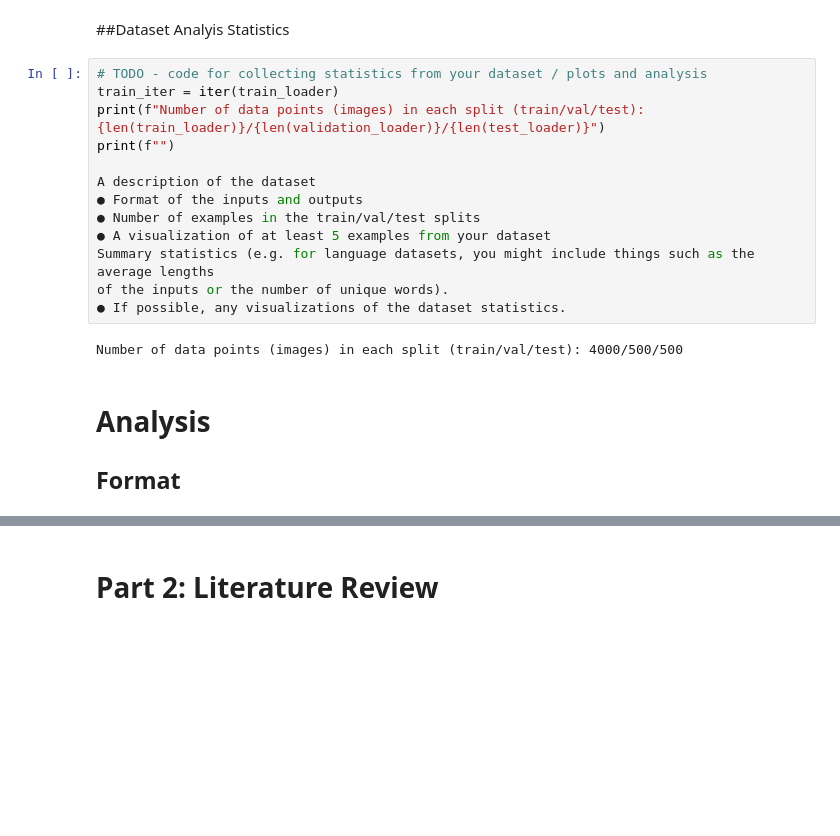
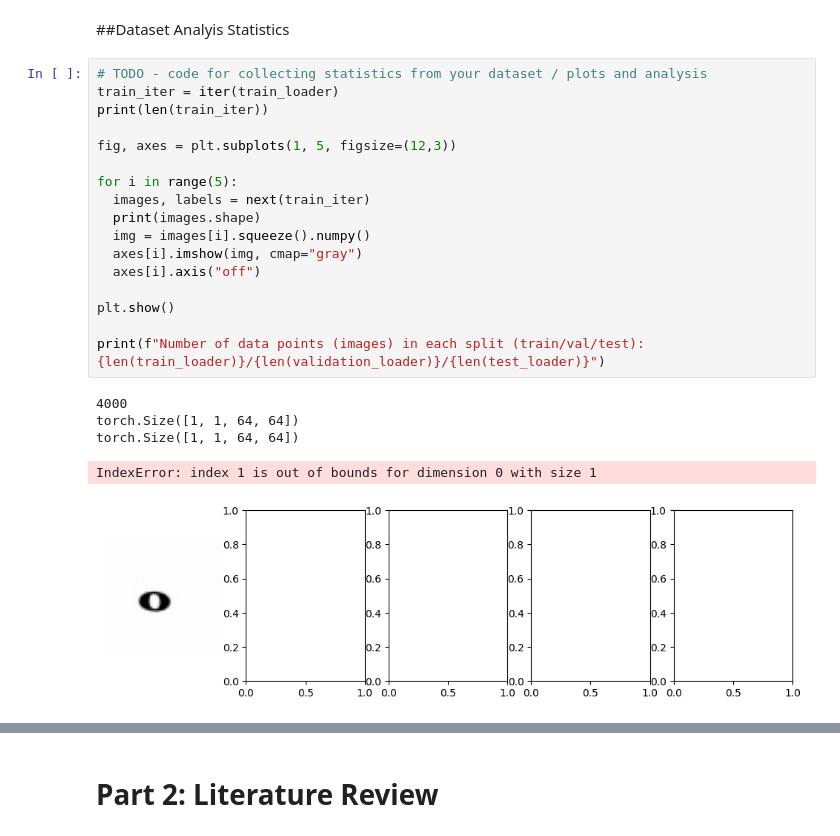
Before and after one commit to zachroyer/Music-Symbol-Classification, a Jupyter notebook: HW7.ipynb, the cells around one changed output, grey strips where cells are left out. Drawn from its saved outputs; the diff is of its cells as text; blank space fills up the shorter version.

```diff
--- a/HW7.ipynb
+++ b/HW7.ipynb
@@ -95,23 +94,26 @@ validation_loader = DataLoader(val_split)
 test_loader = DataLoader(test_split)
 # %% [markdown]
 ##Dataset Analyis Statistics
-# %%
-# TODO - code for collecting statistics from your dataset / plots and analysis
-train_iter = iter(train_loader)
-print(f"Number of data points (images) in each split (train/val/test): {len(train_loader)}/{len(validation_loader)}/{len(test_loader)}")
-print(f"")
-
-A description of the dataset
-● Format of the inputs and outputs
-● Number of examples in the train/val/test splits
-● A visualization of at least 5 examples from your dataset
-Summary statistics (e.g. for language datasets, you might include things such as the average lengths
-of the inputs or the number of unique words).
-● If possible, any visualizations of the dataset statistics.
-# %% [output]
-Number of data points (images) in each split (train/val/test): 4000/500/500
-# %% [markdown]
-# Analysis
-
-
-## Format
+# %%
+# TODO - code for collecting statistics from your dataset / plots and analysis
+train_iter = iter(train_loader)
+print(len(train_iter))
+
+fig, axes = plt.subplots(1, 5, figsize=(12,3))
+
+for i in range(5):
+  images, labels = next(train_iter)
+  print(images.shape)
+  img = images[i].squeeze().numpy()
+  axes[i].imshow(img, cmap="gray")
+  axes[i].axis("off")
+
+plt.show()
+
+print(f"Number of data points (images) in each split (train/val/test): {len(train_loader)}/{len(validation_loader)}/{len(test_loader)}")
+# %% [output]
+4000
+torch.Size([1, 1, 64, 64])
+torch.Size([1, 1, 64, 64])
+IndexError: index 1 is out of bounds for dimension 0 with size 1
+[figure, added]
```
Also changed, not shown: parts of 9 cells of this notebook.
